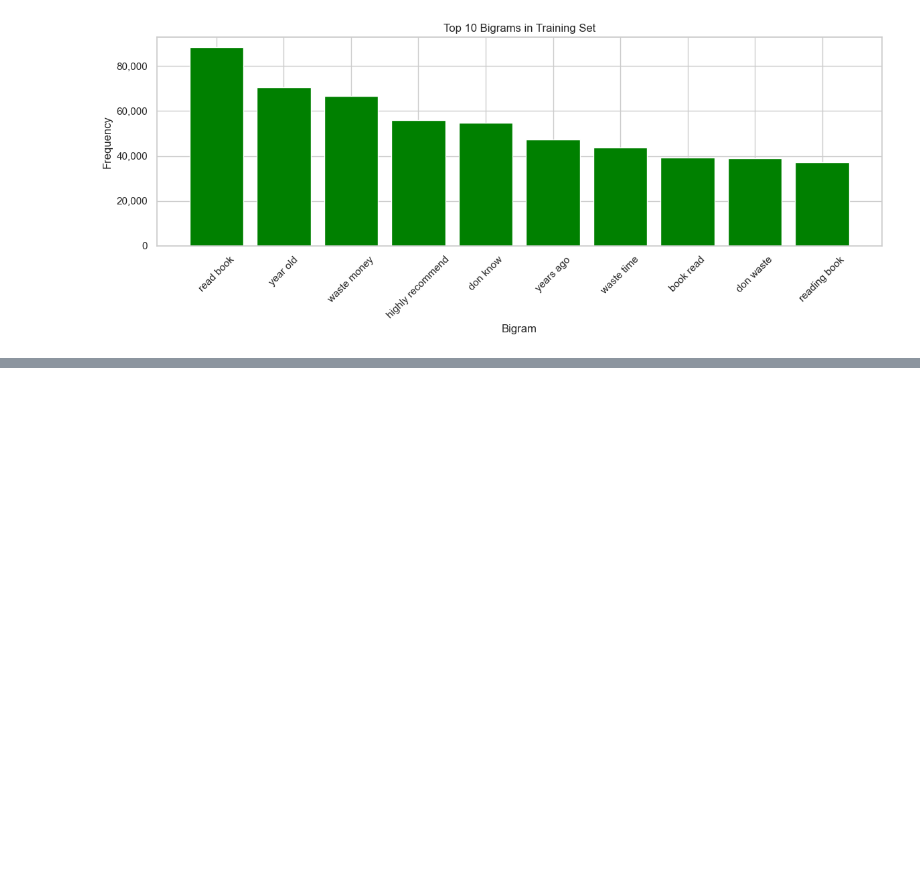
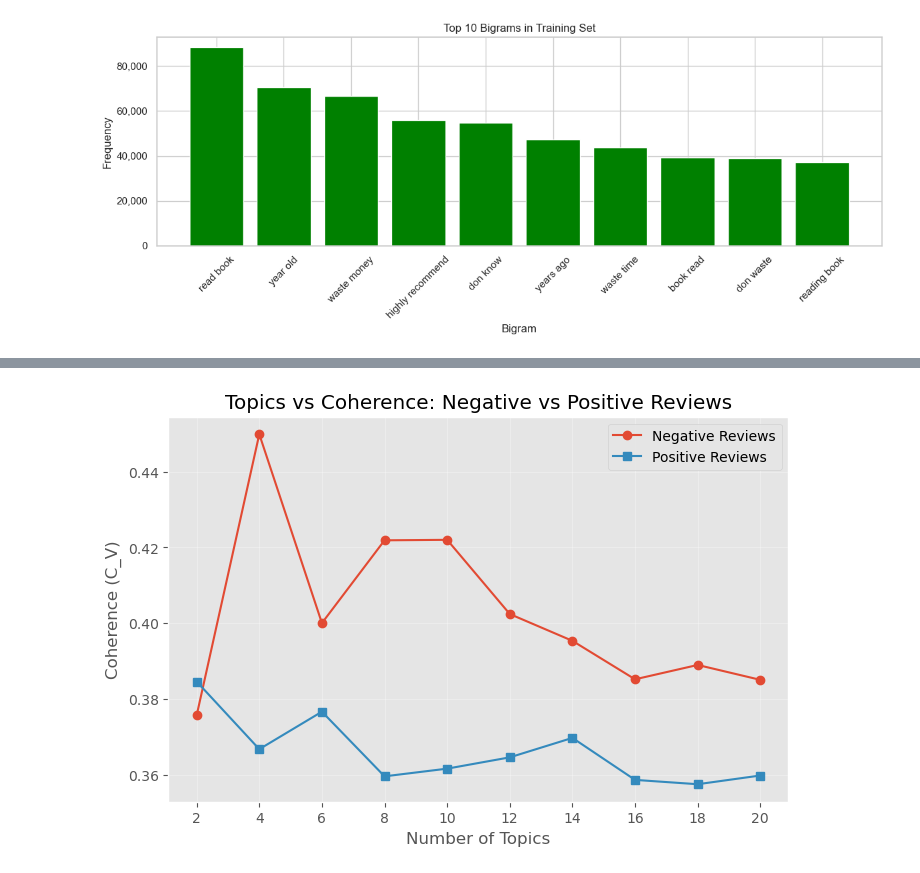
Before and after one commit to Matthewaxe123/955-dissertation, a Jupyter notebook: NLP.ipynb, the cells around one changed output, grey strips where cells are left out. Cells and saved outputs as stored; diff of their text form; code cells hidden in the pictures; blank space fills up the shorter version.

```diff
--- a/NLP.ipynb
+++ b/NLP.ipynb
@@ -379,0 +671,16 @@ plt.show()
+# %%
+
+# Tokenization for negative review
+tokenized_pos = sample_positive['clean_text']. apply(lambda x : simple_preprocess(x,deacc = True))
+
+# Build dictionary = corpora.Dictionary (tokenized_neg)
+dictionary_pos = corpora.Dictionary(tokenized_pos)
+
+# Filter extreme (optional, improves topic quality)
+dictionary_pos.filter_extremes(no_below = 10, no_above = 0.8)
+
+# Create Bag-of-Word (BoW) corpus
+corpus_pos = [dictionary_pos.doc2bow(text) for text in tokenized_pos]
+
+print("Simple tokens (positive:", tokenized_pos.iloc[0][:15])
+print("Dictionary size (positive):", len(dictionary_pos))
@@ -379,0 +835,32 @@ plt.show()
+# %%
+import matplotlib.pyplot as plt
+from gensim.models import LdaModel
+
+def tune_coherence(corpus, dictionary, texts, start=2, limit=10, step=2):
+    ks, scores = [], []
+    for k in range(start, limit+1, step):
+        model = LdaModel(corpus=corpus, id2word=dictionary,
+                         num_topics=k, random_state=42, passes=5, alpha='auto')
+        cm = CoherenceModel(model=model, texts=texts, dictionary=dictionary, coherence='c_v')
+        ks.append(k); scores.append(cm.get_coherence())
+    return ks, scores
+# 1. negative
+ks_neg, scores_neg = tune_coherence(corpus_neg, dictionary_neg, tokenized_neg,
+                                    start=2, limit=20, step=2)
+# 2. positive
+ks_pos, scores_pos = tune_coherence(corpus_pos, dictionary_pos, tokenized_pos,
+                                    start=2, limit=20, step=2)
+
+# Combined positive and negative reviews.
+plt.figure(figsize=(8,5))
+plt.plot(ks_neg, scores_neg, marker='o', label='Negative Reviews')
+plt.plot(ks_pos, scores_pos, marker='s', label='Positive Reviews')
+plt.xlabel("Number of Topics")
+plt.ylabel("Coherence (C_V)")
+plt.title("Topics vs Coherence: Negative vs Positive Reviews")
+plt.xticks(ks_neg)
+plt.legend()
+plt.grid(alpha=0.3)
+plt.show()
+# %% [output]
+[figure, added]
```
Also changed, not shown: parts of 81 cells of this notebook.
